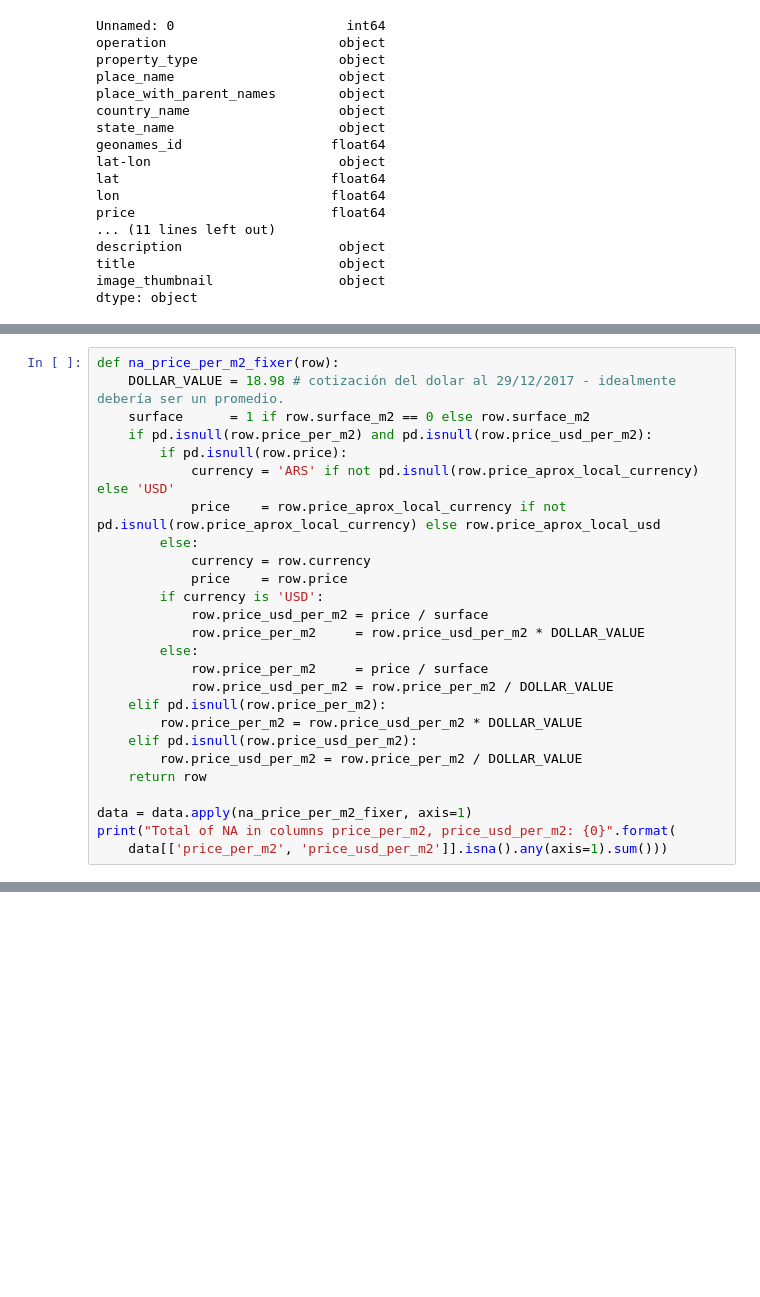
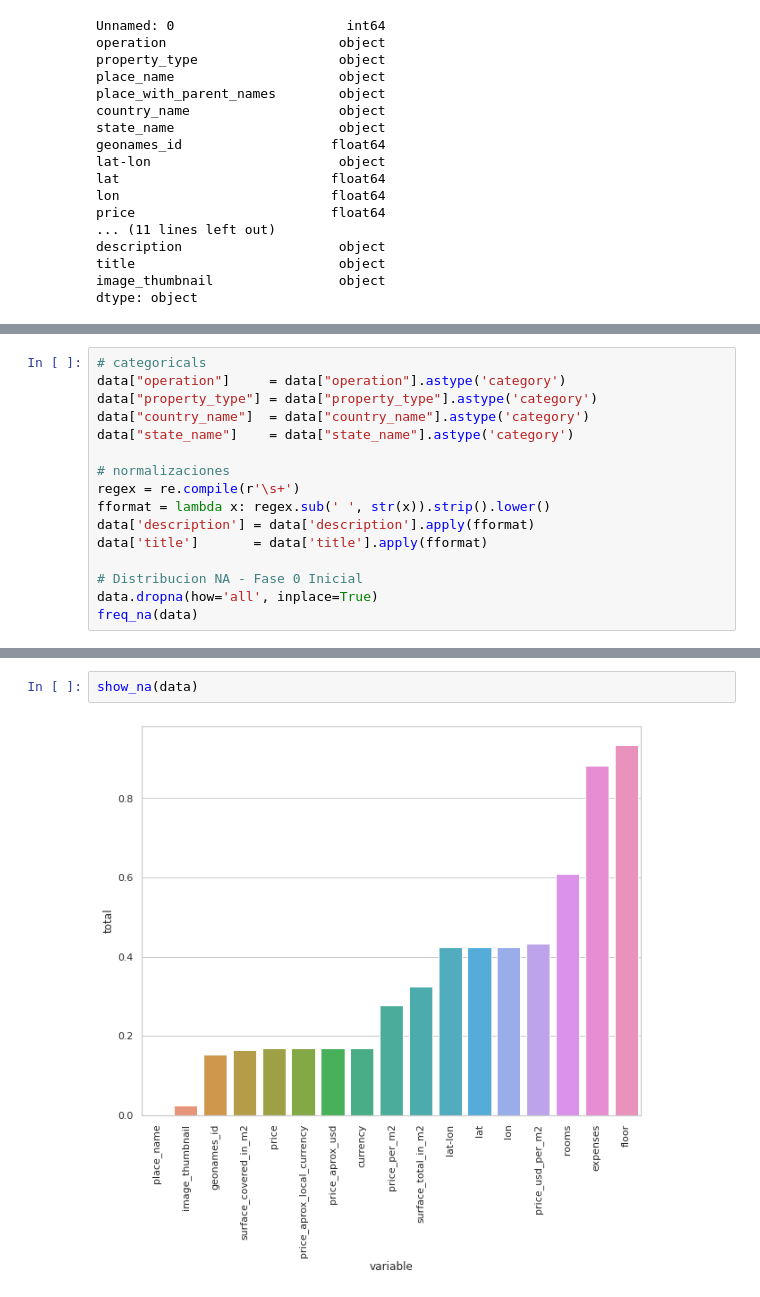
Before and after one commit to DH-DSBLEND-0420-grupo3/desafio-1, a Jupyter notebook: EDA.ipynb, the cells around one changed output, grey strips where cells are left out. Drawn from its saved outputs; the diff is of its cells as text; blank space fills up the shorter version.

```diff
--- a/EDA.ipynb
+++ b/EDA.ipynb
@@ -461,26 +122,0 @@ En este caso, la lógica es la siguiente en el orden de prioridad establecido:
-# %%
-def na_price_per_m2_fixer(row):
-    DOLLAR_VALUE = 18.98 # cotización del dolar al 29/12/2017 - idealmente debería ser un promedio.
-    surface      = 1 if row.surface_m2 == 0 else row.surface_m2
-    if pd.isnull(row.price_per_m2) and pd.isnull(row.price_usd_per_m2):
-        if pd.isnull(row.price):
-            currency = 'ARS' if not pd.isnull(row.price_aprox_local_currency) else 'USD'
-            price    = row.price_aprox_local_currency if not pd.isnull(row.price_aprox_local_currency) else row.price_aprox_local_usd
-        else:
-            currency = row.currency
-            price    = row.price
-        if currency is 'USD':
-            row.price_usd_per_m2 = price / surface
-            row.price_per_m2     = row.price_usd_per_m2 * DOLLAR_VALUE
-        else:
-            row.price_per_m2     = price / surface
-            row.price_usd_per_m2 = row.price_per_m2 / DOLLAR_VALUE
-    elif pd.isnull(row.price_per_m2):
-        row.price_per_m2 = row.price_usd_per_m2 * DOLLAR_VALUE
-    elif pd.isnull(row.price_usd_per_m2):
-        row.price_usd_per_m2 = row.price_per_m2 / DOLLAR_VALUE
-    return row
-
-data = data.apply(na_price_per_m2_fixer, axis=1)
-print("Total of NA in columns price_per_m2, price_usd_per_m2: {0}".format(
-    data[['price_per_m2', 'price_usd_per_m2']].isna().any(axis=1).sum()))
@@ -531,0 +123,16 @@ sorted_data_cuted.boxplot(
+# %%
+# categoricals
+data["operation"]     = data["operation"].astype('category')
+data["property_type"] = data["property_type"].astype('category')
+data["country_name"]  = data["country_name"].astype('category')
+data["state_name"]    = data["state_name"].astype('category')
+
+# normalizaciones
+regex = re.compile(r'\s+')
+fformat = lambda x: regex.sub(' ', str(x)).strip().lower()
+data['description'] = data['description'].apply(fformat)
+data['title']       = data['title'].apply(fformat)
+
+# Distribucion NA - Fase 0 Inicial
+data.dropna(how='all', inplace=True)
+freq_na(data)
@@ -531,0 +158,4 @@ sorted_data_cuted.boxplot(
+# %%
+show_na(data)
+# %% [output]
+[figure, added]
```
Also changed, not shown: parts of 111 cells of this notebook, 1 other file.
